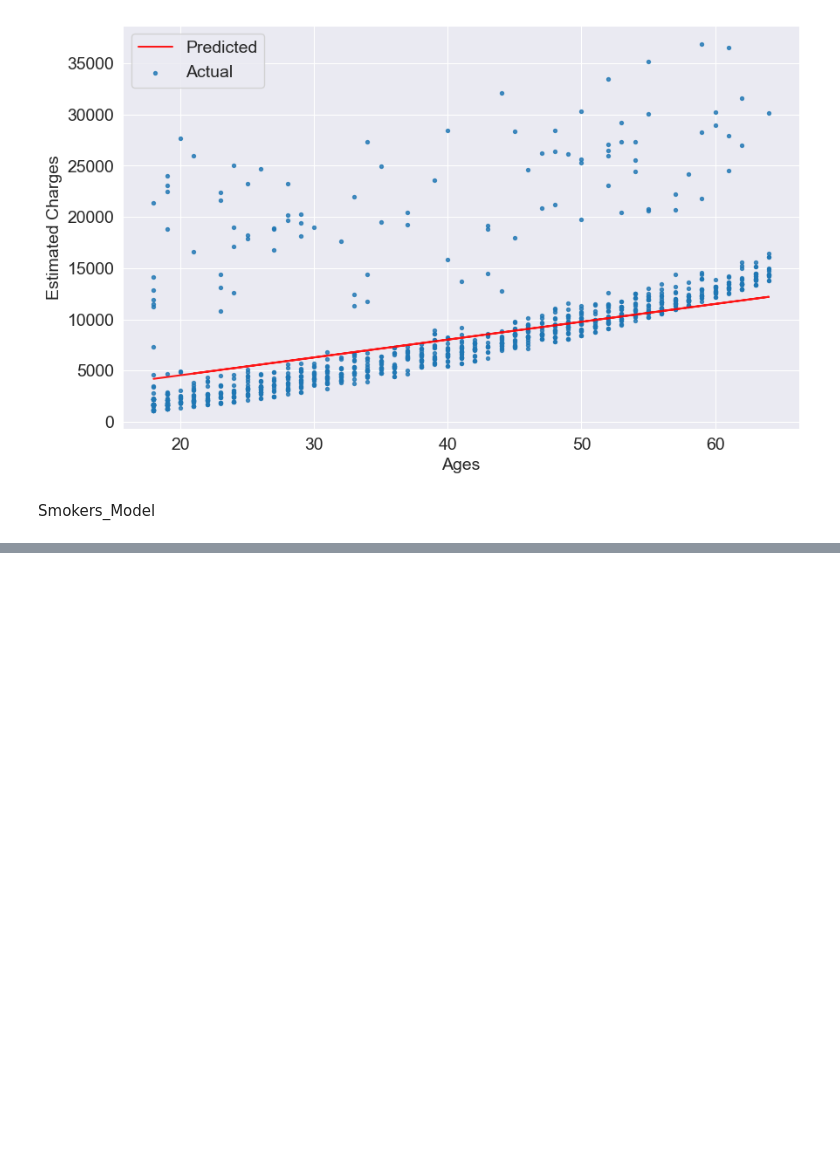
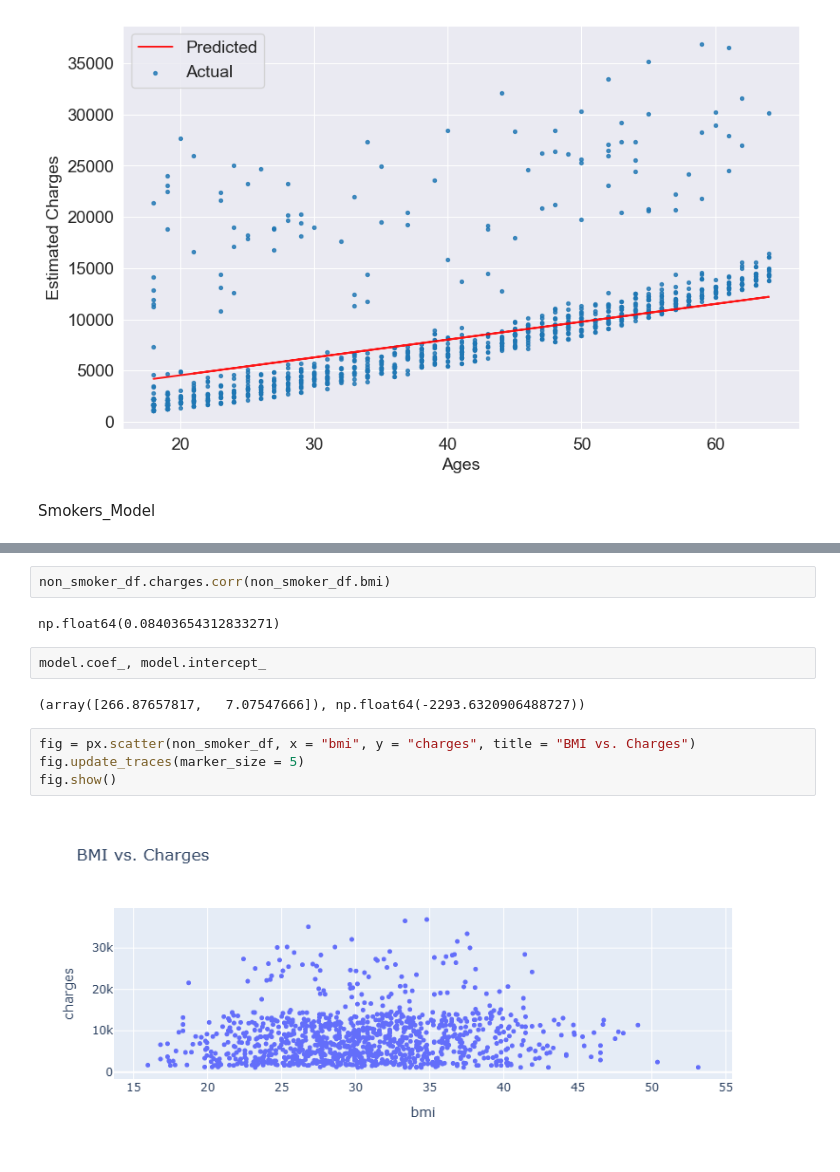
Before and after one commit to John-Fadipe/Machine_Learning_with_Python_and_Scikit_Learn, a Jupyter notebook: Linear Regression with Scikit Learn - Machine Learning with Python.ipynb, the cells around one changed output, grey strips where cells are left out. Cells and saved outputs as stored; diff of their text form; blank space fills up the shorter version.

```diff
--- a/Linear Regression with Scikit Learn - Machine Learning with Python.ipynb
+++ b/Linear Regression with Scikit Learn - Machine Learning with Python.ipynb
@@ -566,0 +649,14 @@ Smokers_Model
+# %%
+non_smoker_df.charges.corr(non_smoker_df.bmi)
+# %% [output]
+np.float64(0.08403654312833271)
+# %%
+model.coef_, model.intercept_
+# %% [output]
+(array([266.87657817,   7.07547666]), np.float64(-2293.6320906488727))
+# %%
+fig = px.scatter(non_smoker_df, x = "bmi", y = "charges", title = "BMI vs. Charges")
+fig.update_traces(marker_size = 5)
+fig.show()
+# %% [output]
+[figure, added]
```
Also changed, not shown: parts of 16 cells of this notebook.
